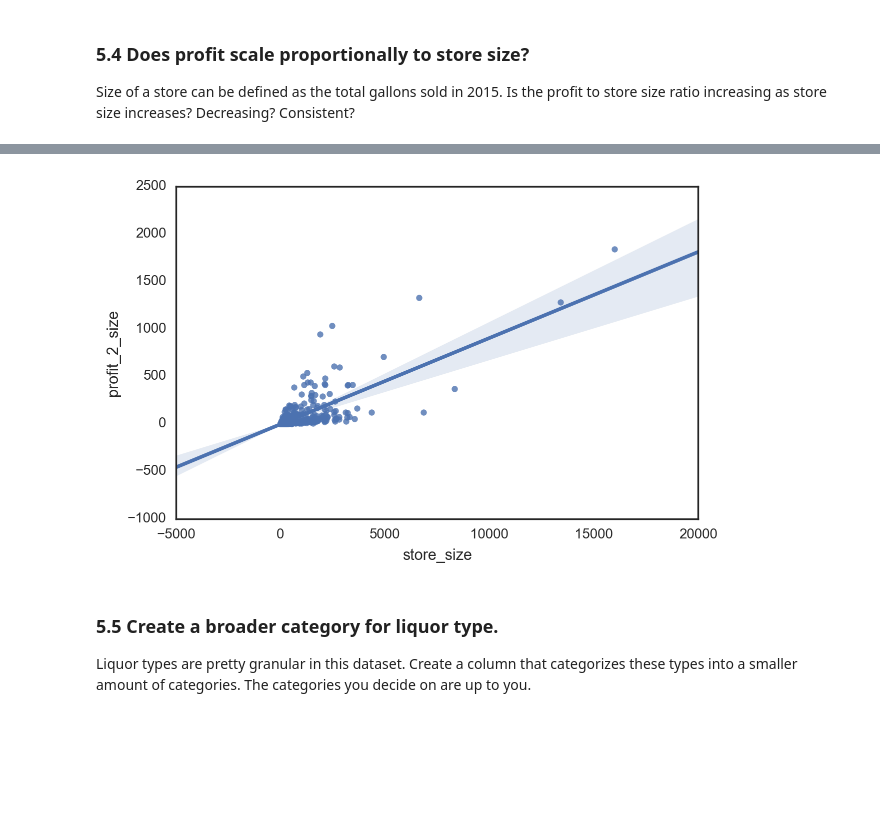
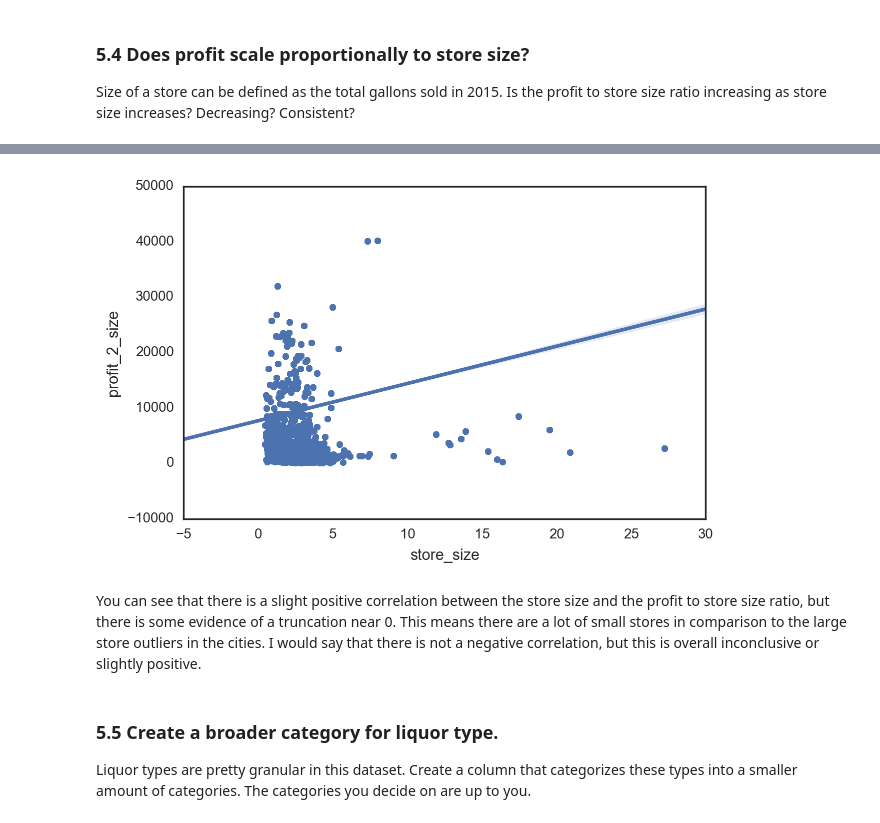
Before and after one commit to milambert/ECON628-01-milambert, a Jupyter notebook: MT_take_home-MirandaLambert.ipynb, the cells around one changed output, grey strips where cells are left out. Cells and saved outputs as stored; diff of their text form; code cells hidden in the pictures; blank space fills up the shorter version.

```diff
--- a/MT_take_home-MirandaLambert.ipynb
+++ b/MT_take_home-MirandaLambert.ipynb
@@ -844,0 +846,8 @@ store_size.head()
+# %%
+##Generate total gallons sold within a given year (2015) for each store
+store_size=quarter_sales.groupby(['store', 'year'])['volume_gallons'].mean().reset_index()
+store_size=store_size.rename(columns={'volume_gallons':'store_size'})
+
+iowa_quarter_sales=quarter_sales.merge(store_size, on= ['store', 'year'], how='left')
+
+iowa_quarter_sales.head()
@@ -871,0 +886,5 @@ size_profit.head()
+# %%
+##generate annual profit
+annual_profit=iowa_quarter_sales.groupby(['store', 'year'])['profit'].sum().reset_index()
+annual_profit.rename(columns= {'profit':'annual_profit'}, inplace=True)
+annual_profit.head()
@@ -871,0 +898,3 @@ size_profit.head()
+# %%
+iowa_quarter_sales=iowa_quarter_sales.merge(annual_profit, on=['store', 'year'], how='left')
+iowa_quarter_sales.head()
@@ -871,0 +909,7 @@ size_profit.head()
+# %%
+##creating a variable to represent the profit to store size ratio as presented in the question to be a y variable changing with store size
+iowa_quarter_sales['profit_2_size']=iowa_quarter_sales['annual_profit']/ iowa_quarter_sales['store_size']
+##generate a mask to output only 2015 store size for each store
+mask=iowa_quarter_sales['year'] == 2015
+iowa_quarter_sales15= iowa_quarter_sales[mask]
+iowa_quarter_sales15.head()
@@ -872,7 +924,9 @@ size_profit.head()
 # %%
-ax=sns.regplot(x='store_size', y='profit_2_size', data=store_size)
+ax=sns.regplot(x='store_size', y='profit_2_size', data=iowa_quarter_sales15)
 # %% [output]
-[figure, old version]
+[figure, new version]
+# %% [markdown]
+You can see that there is a slight positive correlation between the store size and the profit to store size ratio, but there is some evidence of a truncation near 0. This means there are a lot of small stores in comparison to the large store outliers in the cities. I would say that there is not a negative correlation, but this is overall inconclusive or slightly positive.
 # %% [markdown]
 ### 5.5 Create a broader category for liquor type.
 
```
Also changed, not shown: parts of 60 cells of this notebook.
